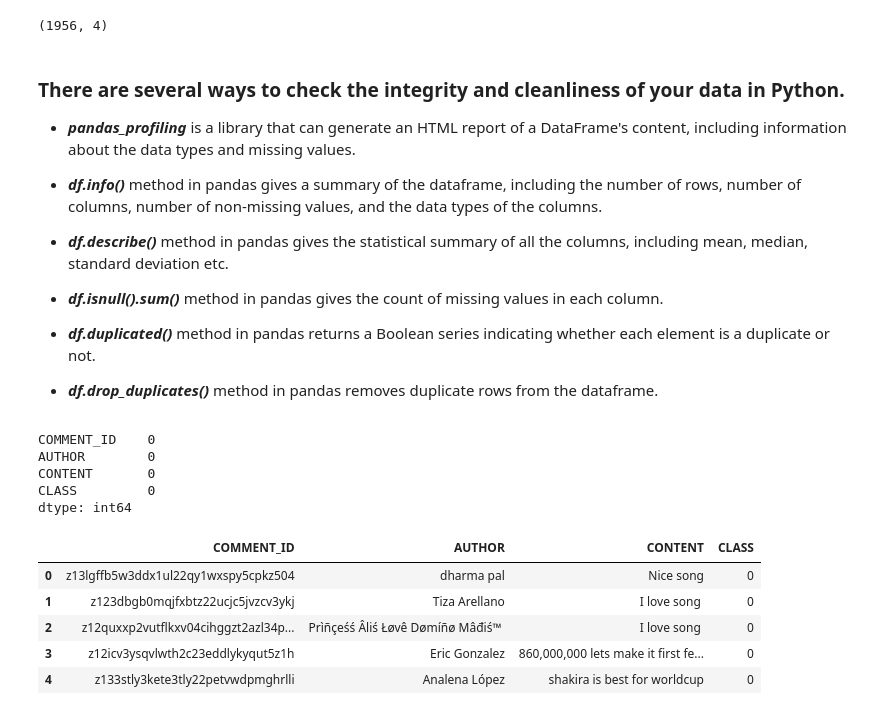
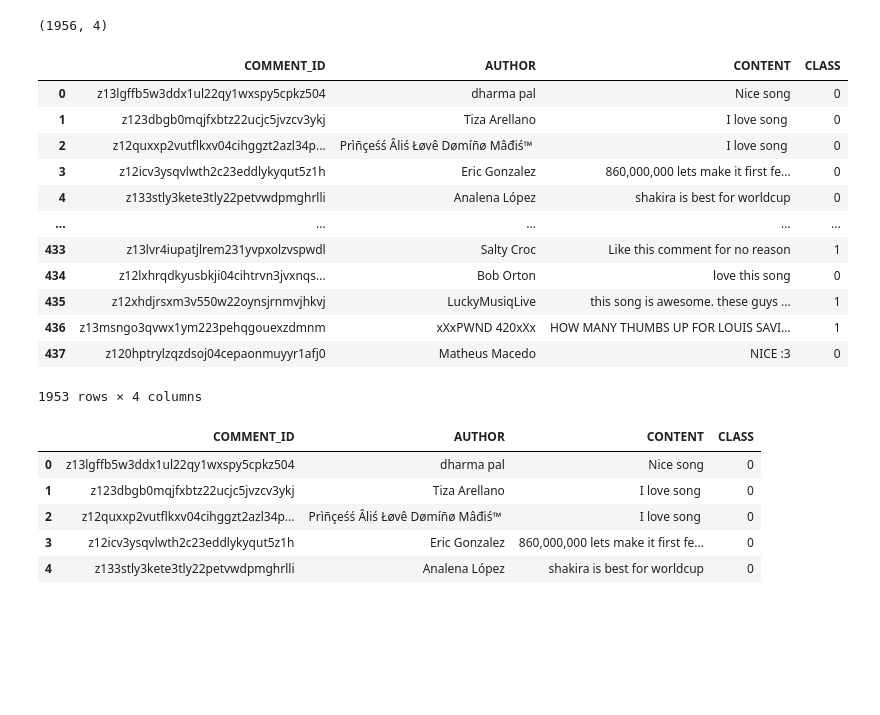
Before and after one commit to SaadhJawwadh/YouTube-Spam-Comments-Detection-, a Jupyter notebook: Cw1_w1790792_Saadh_Jawwadh.ipynb, the cells around one changed output. Saved outputs shown, nothing was run; the diff lists cells and outputs as text; code cells hidden in the pictures; blank space fills up the shorter version.

```diff
--- a/Cw1_w1790792_Saadh_Jawwadh.ipynb
+++ b/Cw1_w1790792_Saadh_Jawwadh.ipynb
@@ -274,31 +274,24 @@ df.drop('DATE', axis=1, inplace=True)
 df.shape
 # %% [output]
 (1956, 4)
-# %% [markdown]
-### There are several ways to check the integrity and cleanliness of your data in Python.
-
-+ ***pandas_profiling*** is a library that can generate an HTML report of a DataFrame's content, including information about the data types and missing values.
-
-+ ***df.info()*** method in pandas gives a summary of the dataframe, including the number of rows, number of columns, number of non-missing values, and the data types of the columns.
-
-+  ***df.describe()*** method in pandas gives the statistical summary of all the columns, including mean, median, standard deviation etc.
-
-+  ***df.isnull().sum()*** method in pandas gives the count of missing values in each column.
-
-+  ***df.duplicated()*** method in pandas returns a Boolean series indicating whether each element is a duplicate or not.
-+  ***df.drop_duplicates()*** method in pandas removes duplicate rows from the dataframe.
-# %%
-# df.drop_duplicates()
-df.duplicated()
-# df.info()
-# df.describe()
-df.isnull().sum()
-# %% [output]
-COMMENT_ID    0
-AUTHOR        0
-CONTENT       0
-CLASS         0
-dtype: int64
+# %%
+# Duplicates has been checked and removed
+df.duplicated()
+df.drop_duplicates()
+# %% [output]
+|  | COMMENT_ID | AUTHOR | CONTENT | CLASS |
+| 0 | z13lgffb5w3ddx1ul22qy1wxspy5cpkz504 | dharma pal | Nice song﻿ | 0 |
+| 1 | z123dbgb0mqjfxbtz22ucjc5jvzcv3ykj | Tiza Arellano | I love song ﻿ | 0 |
+| 2 | z12quxxp2vutflkxv04cihggzt2azl34p... | Prìñçeśś Âliś Łøvê Dømíñø Mâđiś™ ﻿ | I love song ﻿ | 0 |
+| 3 | z12icv3ysqvlwth2c23eddlykyqut5z1h | Eric Gonzalez | 860,000,000 lets make it first fe... | 0 |
+| 4 | z133stly3kete3tly22petvwdpmghrlli | Analena López | shakira is best for worldcup﻿ | 0 |
+| ... | ... | ... | ... | ... |
+| 433 | z13lvr4iupatjlrem231yvpxolzvspwdl | Salty Croc | Like this comment for no reason﻿ | 1 |
+| 434 | z12lxhrqdkyusbkji04cihtrvn3jvxnqs... | Bob Orton | love this song﻿ | 0 |
+| 435 | z12xhdjrsxm3v550w22oynsjrnmvjhkvj | LuckyMusiqLive | this song is awesome. these guys ... | 1 |
+| 436 | z13msngo3qvwx1ym223pehqgouexzdmnm | xXxPWND 420xXx | HOW MANY THUMBS UP FOR LOUIS SAVI... | 1 |
+| 437 | z120hptrylzqzdsoj04cepaonmuyyr1afj0 | Matheus Macedo | NICE :3﻿ | 0 |
+1953 rows × 4 columns
 # %%
 # Printing the first 5 rows of the dataframe
 df.head()
```
Also changed, not shown: parts of 9 cells of this notebook.
